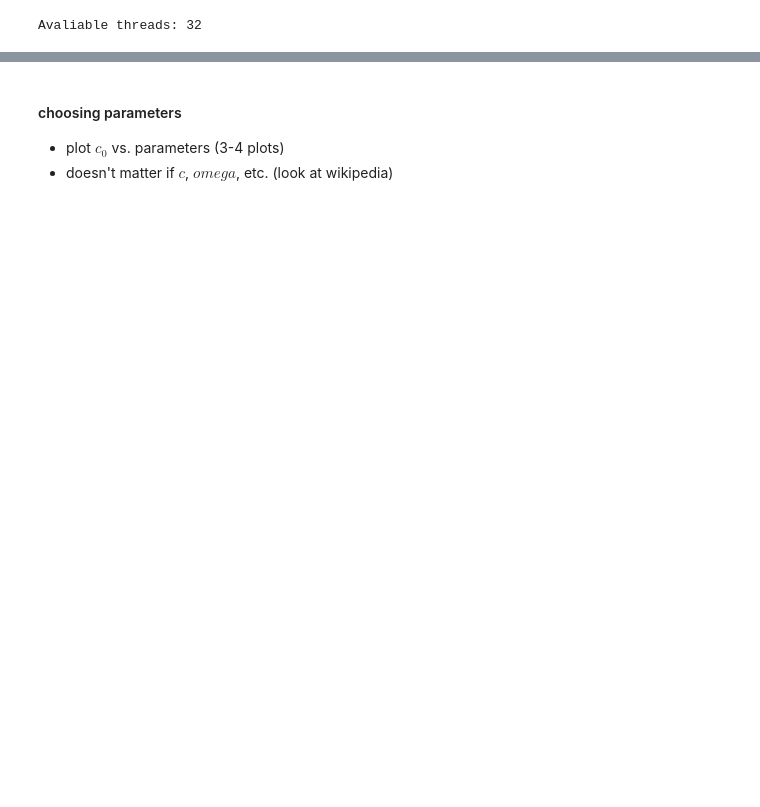
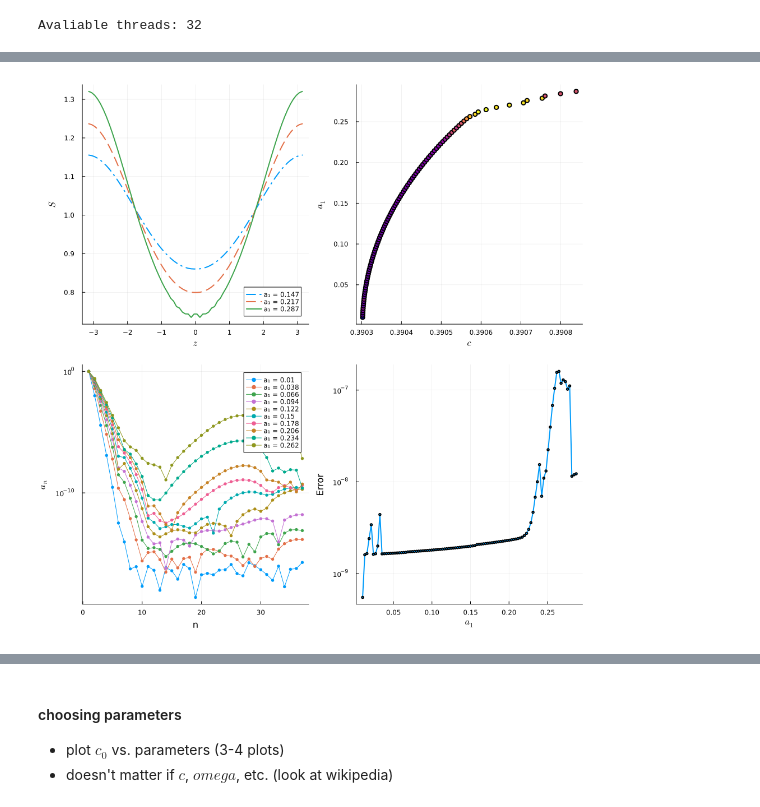
Before and after one commit to karnavr/kylindros, a Jupyter notebook: solving.ipynb, the cells around one changed output, grey strips where cells are left out. Saved outputs shown, nothing was run; the diff lists cells and outputs as text; code cells hidden in the pictures; blank space fills up the shorter version.

```diff
--- a/solving.ipynb
+++ b/solving.ipynb
@@ -36,3 +50,7 @@ File: results/fuSimple/fuSimple_16-03_22-08-22_2025.jld2
+# %%
+plotEverything(solutions, constants, metadata)
+# %% [output]
+[figure, added]
 # %%
 solutions, constants, metadata = readSolution("results/fuSimple/fuSimple_16-03_22-08-22_2025.jld2")
 
```
Also changed, not shown: parts of 8 cells of this notebook, 12 other files.
